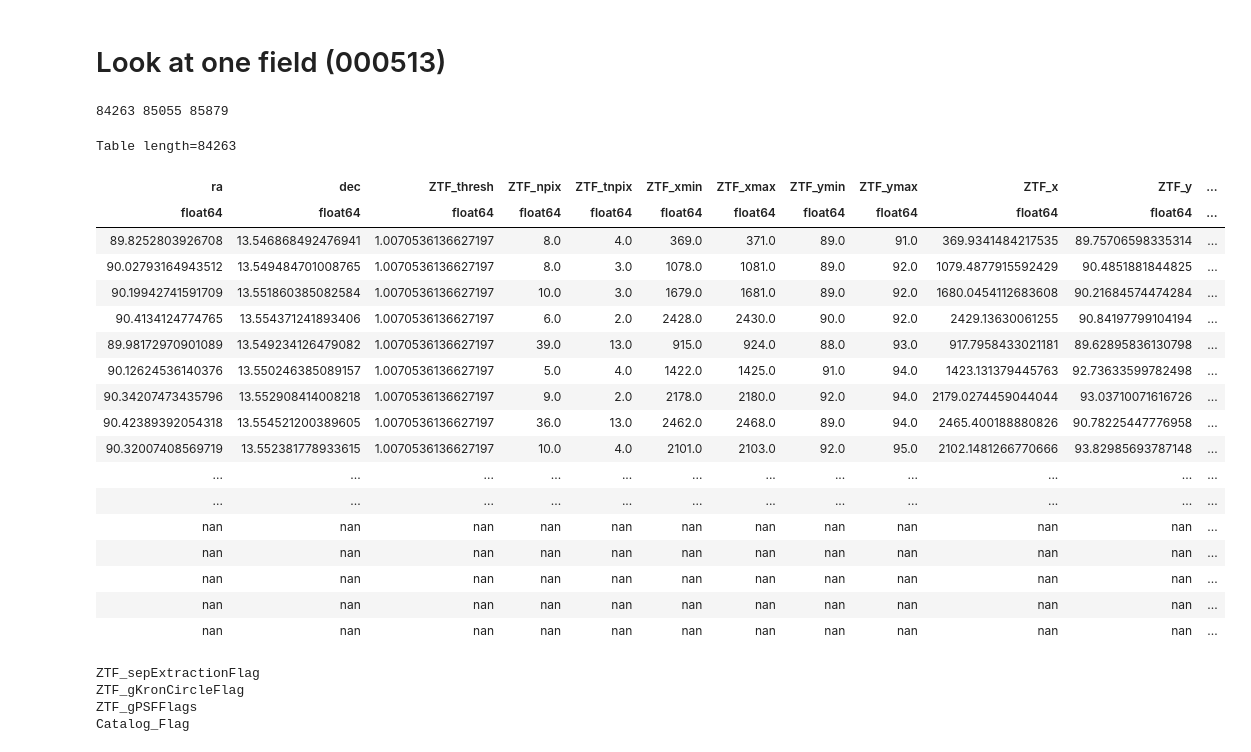
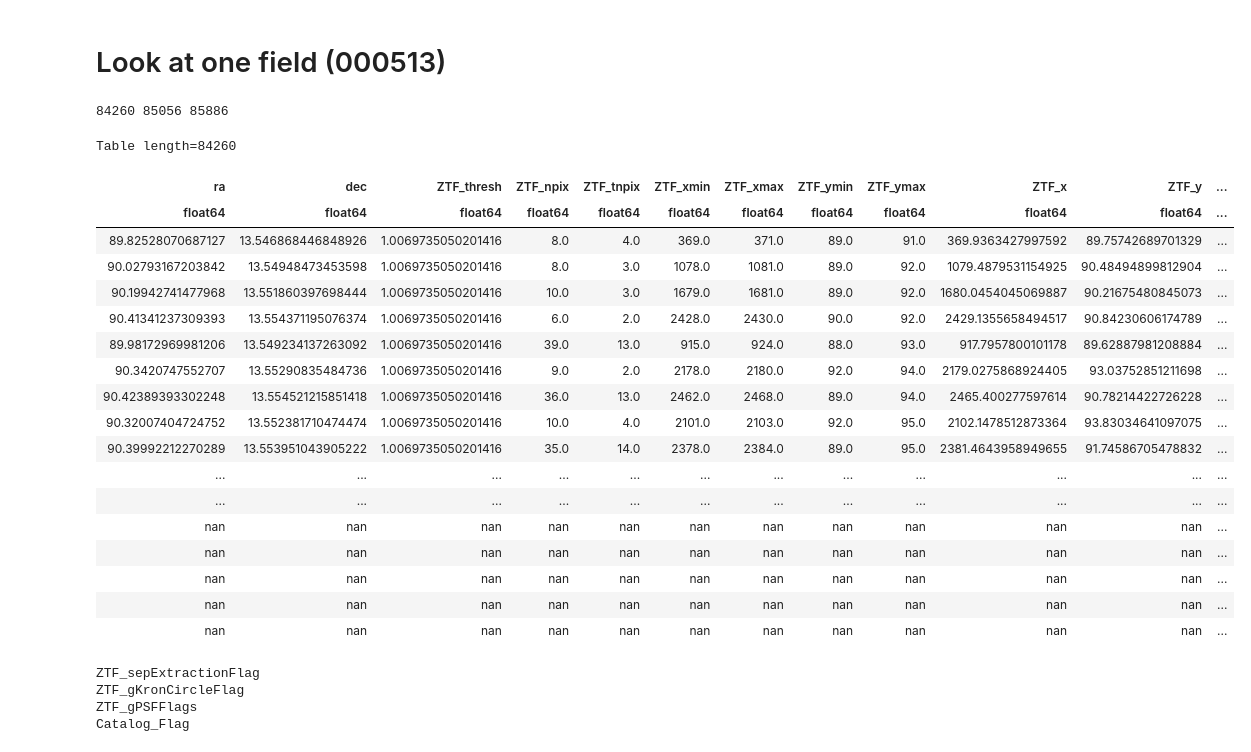
Before and after one commit to Adam-Boesky/long_transients, a Jupyter notebook: detect_transients.ipynb, the cells around one changed output. Cells and saved outputs as stored; diff of their text form; code cells hidden in the pictures.

```diff
--- a/detect_transients.ipynb
+++ b/detect_transients.ipynb
@@ -54,26 +54,26 @@ plt.scatter(tab['gPSFMag'][mask], tab['gPSFMag'][mask] - tab['gKronMag'][mask],
 # %% [markdown]
 # Look at one field (000513)
 # %%
-g_tab = ascii.read('/Users/adamboesky/Research/long_transients/Data/catalog_results/field_results/000512_g.ecsv')
-r_tab = ascii.read('/Users/adamboesky/Research/long_transients/Data/catalog_results/field_results/000512_r.ecsv')
-i_tab = ascii.read('/Users/adamboesky/Research/long_transients/Data/catalog_results/field_results/000512_i.ecsv')
+g_tab = ascii.read('/Users/adamboesky/Research/long_transients/Data/local_catalog_results/field_results/000512_g.ecsv')
+r_tab = ascii.read('/Users/adamboesky/Research/long_transients/Data/local_catalog_results/field_results/000512_r.ecsv')
+i_tab = ascii.read('/Users/adamboesky/Research/long_transients/Data/local_catalog_results/field_results/000512_i.ecsv')
 tables = {'g': g_tab, 'r': r_tab, 'i': i_tab}
 print(len(g_tab), len(r_tab), len(i_tab))
 g_tab
 # %% [output]
-84263 85055 85879
+84260 85056 85886
-Table length=84263
+Table length=84260
 | ra | dec | ZTF_thresh | ZTF_npix | ZTF_tnpix | ZTF_xmin | ZTF_xmax | ZTF_ymin | ZTF_ymax | ZTF_x | ZTF_y | ... |
 | float64 | float64 | float64 | float64 | float64 | float64 | float64 | float64 | float64 | float64 | float64 | ... |
-| 89.8252803926708 | 13.546868492476941 | 1.0070536136627197 | 8.0 | 4.0 | 369.0 | 371.0 | 89.0 | 91.0 | 369.9341484217535 | 89.75706598335314 | ... |
-| 90.02793164943512 | 13.549484701008765 | 1.0070536136627197 | 8.0 | 3.0 | 1078.0 | 1081.0 | 89.0 | 92.0 | 1079.4877915592429 | 90.4851881844825 | ... |
-| 90.19942741591709 | 13.551860385082584 | 1.0070536136627197 | 10.0 | 3.0 | 1679.0 | 1681.0 | 89.0 | 92.0 | 1680.0454112683608 | 90.21684574474284 | ... |
-| 90.4134124774765 | 13.554371241893406 | 1.0070536136627197 | 6.0 | 2.0 | 2428.0 | 2430.0 | 90.0 | 92.0 | 2429.13630061255 | 90.84197799104194 | ... |
-| 89.98172970901089 | 13.549234126479082 | 1.0070536136627197 | 39.0 | 13.0 | 915.0 | 924.0 | 88.0 | 93.0 | 917.7958433021181 | 89.62895836130798 | ... |
-| 90.12624536140376 | 13.550246385089157 | 1.0070536136627197 | 5.0 | 4.0 | 1422.0 | 1425.0 | 91.0 | 94.0 | 1423.131379445763 | 92.73633599782498 | ... |
-| 90.34207473435796 | 13.552908414008218 | 1.0070536136627197 | 9.0 | 2.0 | 2178.0 | 2180.0 | 92.0 | 94.0 | 2179.0274459044044 | 93.03710071616726 | ... |
-| 90.42389392054318 | 13.554521200389605 | 1.0070536136627197 | 36.0 | 13.0 | 2462.0 | 2468.0 | 89.0 | 94.0 | 2465.400188880826 | 90.78225447776958 | ... |
-| 90.32007408569719 | 13.552381778933615 | 1.0070536136627197 | 10.0 | 4.0 | 2101.0 | 2103.0 | 92.0 | 95.0 | 2102.1481266770666 | 93.82985693787148 | ... |
+| 89.82528070687127 | 13.546868446848926 | 1.0069735050201416 | 8.0 | 4.0 | 369.0 | 371.0 | 89.0 | 91.0 | 369.9363427997592 | 89.75742689701329 | ... |
+| 90.02793167203842 | 13.54948473453598 | 1.0069735050201416 | 8.0 | 3.0 | 1078.0 | 1081.0 | 89.0 | 92.0 | 1079.4879531154925 | 90.48494899812904 | ... |
+| 90.19942741477968 | 13.551860397698444 | 1.0069735050201416 | 10.0 | 3.0 | 1679.0 | 1681.0 | 89.0 | 92.0 | 1680.0454045069887 | 90.21675480845073 | ... |
+| 90.41341237309393 | 13.554371195076374 | 1.0069735050201416 | 6.0 | 2.0 | 2428.0 | 2430.0 | 90.0 | 92.0 | 2429.1355658494517 | 90.84230606174789 | ... |
+| 89.98172969981206 | 13.549234137263092 | 1.0069735050201416 | 39.0 | 13.0 | 915.0 | 924.0 | 88.0 | 93.0 | 917.7957800101178 | 89.62887981208884 | ... |
+| 90.3420747552707 | 13.55290835484736 | 1.0069735050201416 | 9.0 | 2.0 | 2178.0 | 2180.0 | 92.0 | 94.0 | 2179.0275868924405 | 93.03752851211698 | ... |
+| 90.42389393302248 | 13.554521215851418 | 1.0069735050201416 | 36.0 | 13.0 | 2462.0 | 2468.0 | 89.0 | 94.0 | 2465.400277597614 | 90.78214422726228 | ... |
+| 90.32007404724752 | 13.552381710474474 | 1.0069735050201416 | 10.0 | 4.0 | 2101.0 | 2103.0 | 92.0 | 95.0 | 2102.1478512873364 | 93.83034641097075 | ... |
+| 90.39992212270289 | 13.553951043905222 | 1.0069735050201416 | 35.0 | 14.0 | 2378.0 | 2384.0 | 89.0 | 95.0 | 2381.4643958949655 | 91.74586705478832 | ... |
 | ... | ... | ... | ... | ... | ... | ... | ... | ... | ... | ... | ... |
 | ... | ... | ... | ... | ... | ... | ... | ... | ... | ... | ... | ... |
 | nan | nan | nan | nan | nan | nan | nan | nan | nan | nan | nan | ... |
```
Also changed, not shown: parts of 6 cells of this notebook, 12 other files.
